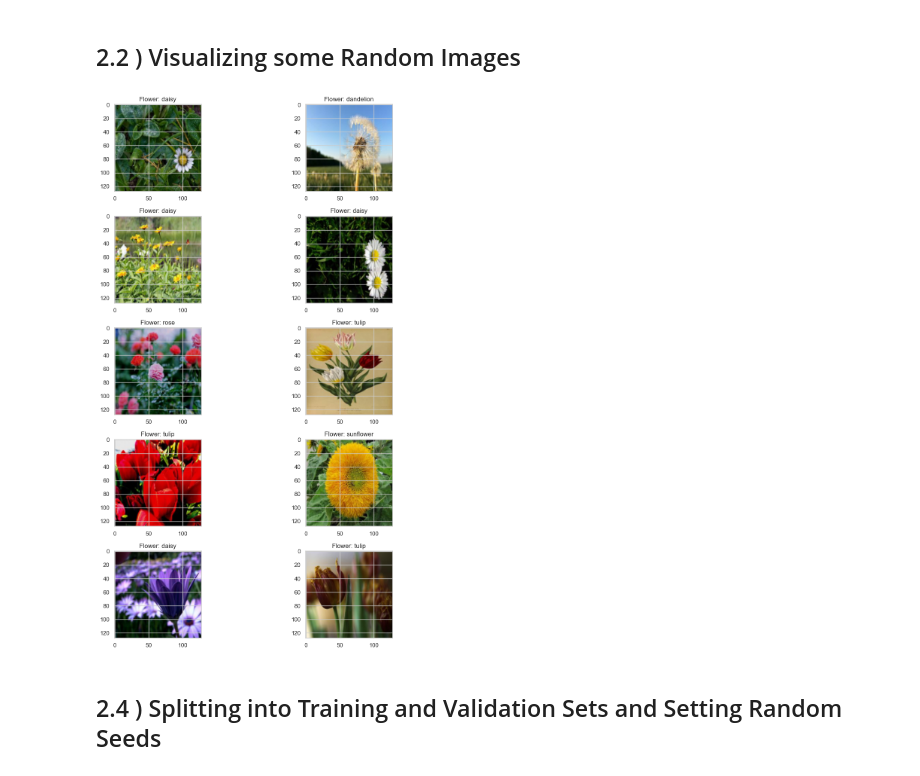
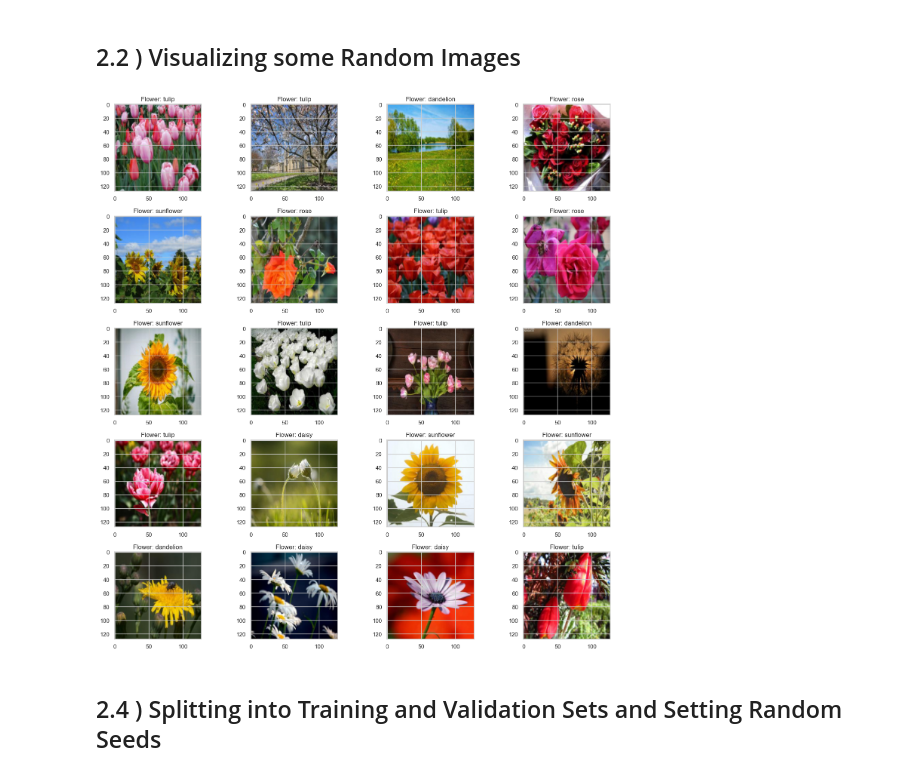
Before and after one commit to fabriconian/CSE382M_final, a Jupyter notebook: scripts/recognition_CNN.ipynb, the cells around one changed output. Saved outputs shown, nothing was run; the diff lists cells and outputs as text; code cells hidden in the pictures.

```diff
--- a/scripts/recognition_CNN.ipynb
+++ b/scripts/recognition_CNN.ipynb
@@ -123,17 +115,18 @@ X=X/255
 # %% [markdown]
 ## 2.2 ) Visualizing some Random Images
 # %%
-fig,ax=plt.subplots(5,2)
-fig.set_size_inches(13,15)
+fig,ax=plt.subplots(5,4)
+fig.set_size_inches(15, 15)
 for i in range(5):
-    for j in range (2):
+    for j in range (4):
         l=rn.randint(0, len(Z))
         ax[i,j].imshow(X[l])
         ax[i,j].set_title('Flower: '+Z[l])
 
+plt.savefig('../figures/dataset_uncompresed_images.png')
 plt.tight_layout()
 # %% [output]
-[figure, old version]
+[figure, new version]
 # %% [markdown]
 ## 2.4 ) Splitting into Training and Validation Sets and Setting Random Seeds
 # %%
```
Also changed, not shown: parts of 5 cells of this notebook, 9 other files.
